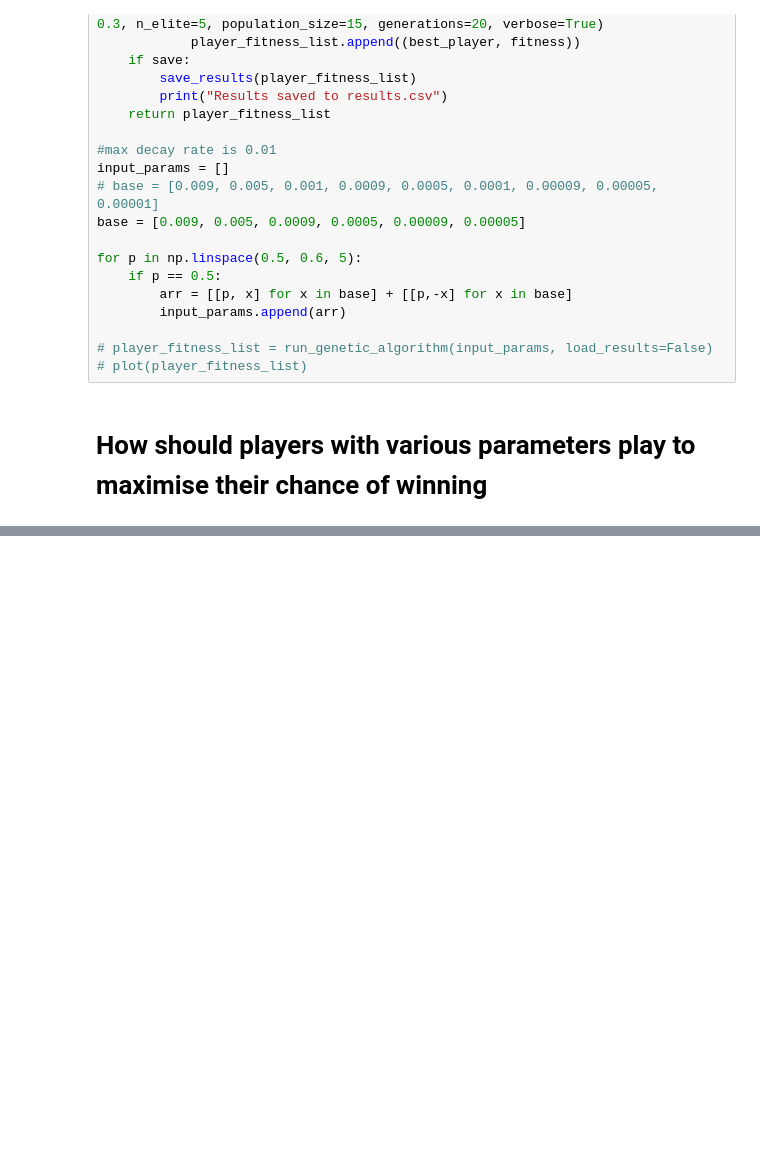
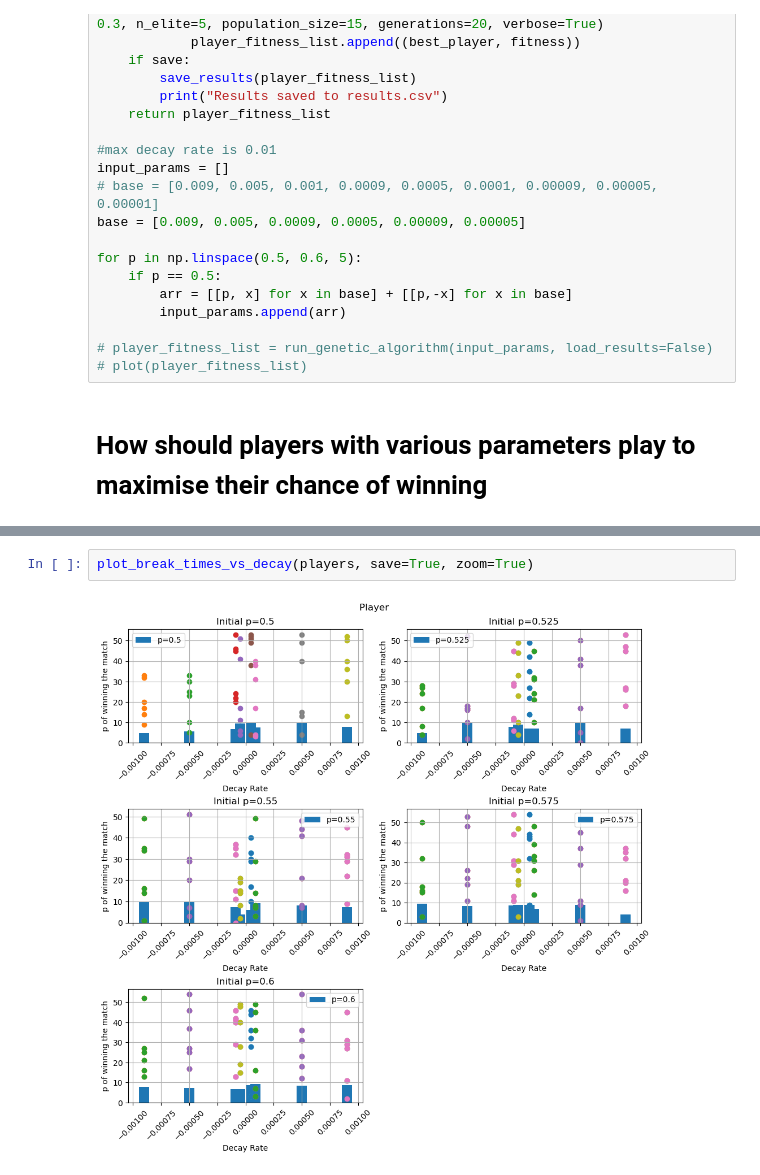
Before and after one commit to tedibaba/Optimising-tennis-break-times, a Jupyter notebook: Tennis game.ipynb, the cells around one changed output, grey strips where cells are left out. Saved outputs shown, nothing was run; the diff lists cells and outputs as text; blank space fills up the shorter version.

```diff
--- a/Tennis game.ipynb
+++ b/Tennis game.ipynb
@@ -356,0 +393,4 @@ _IncompleteInputError: incomplete input (1263089625.py, line 1)
+# %%
+plot_break_times_vs_decay(players, save=True, zoom=True)
+# %% [output]
+[figure, added]
```
Also changed, not shown: parts of 5 cells of this notebook, 3 other files.
